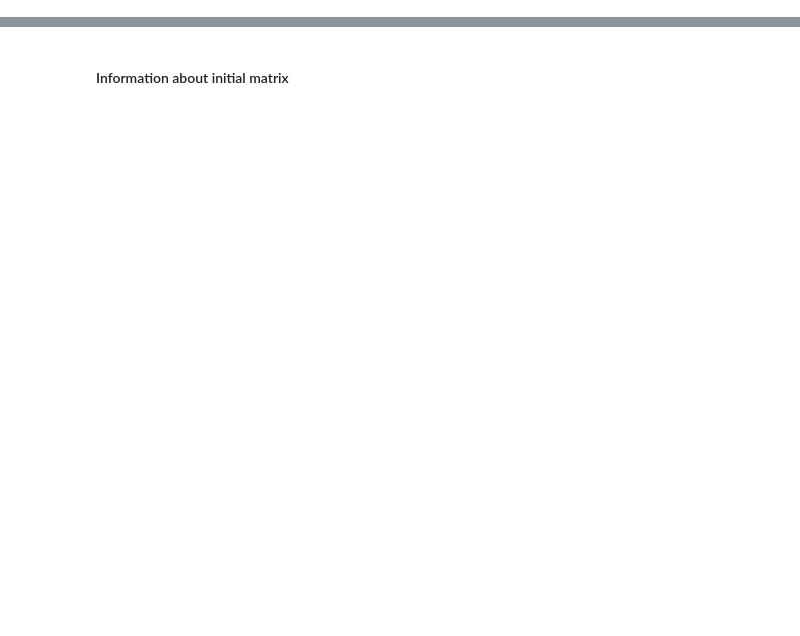
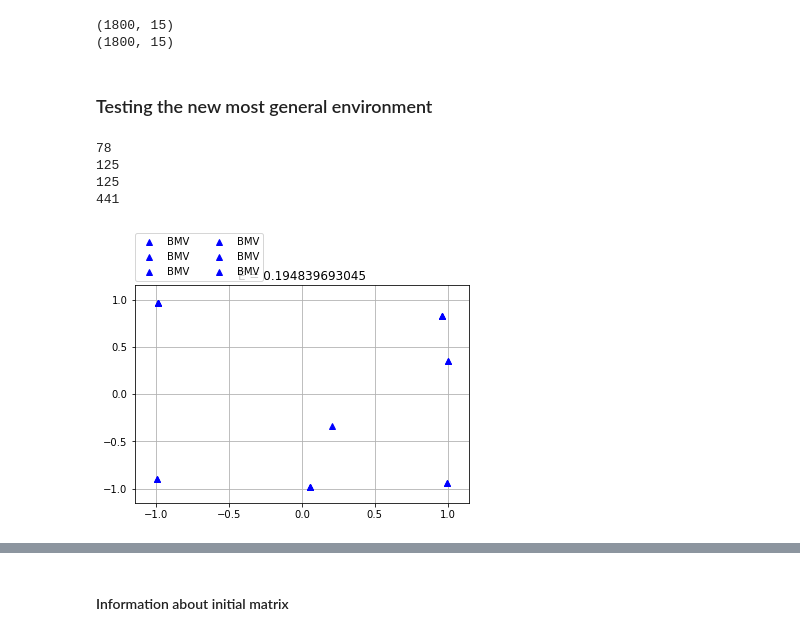
Before and after one commit to glkarpov/wmaxvol, a Jupyter notebook: sandbox_bm_approx.ipynb, the cells around one changed output, grey strips where cells are left out. Drawn from its saved outputs; the diff is of its cells as text; code cells hidden in the pictures; blank space fills up the shorter version.

Commit message:
extracting info from the txt file, 1st attempt to plot

```diff
--- a/sandbox_bm_approx.ipynb
+++ b/sandbox_bm_approx.ipynb
@@ -11,7 +13,7 @@ import scipy.linalg
 %matplotlib inline
 # %%
 nder = 2 #
-expansion = 2
+expansion = 5
 n = 600 # number of points
 n_test = 5000 #points on test grid
 p_size = (nder+1)*expansion #number of monoms (number of columns)
@@ -24,3 +26,24 @@ print c.shape
 # turn matrix to the block structure
 A = matrix_prep(c,nder+1,n)
 print A.shape
+# %% [output]
+(1800, 15)
+(1800, 15)
+# %% [markdown]
+### Testing the new most general environment
+# %%
+### generating test points
+points_test = test_points_gen(n_test,nder,distrib='random')
+### evaluating test
+f = open("func=gauss.txt","w+")
+for expansion in range(1,4):
+    for N_rows in range((expansion*(nder+1)), 2*(nder+1)*expansion, nder+1):
+        error = test(A,x,points_test,nder,expansion,N_rows,gauss)
+        f.write("error={}_Nrows={}_expans={} \n".format(error, N_rows, expansion))
+f.close()
+# %% [output]
+78
+125
+125
+441
+[figure, added]
```
Also changed, not shown: parts of 7 cells of this notebook, 1 other file.
